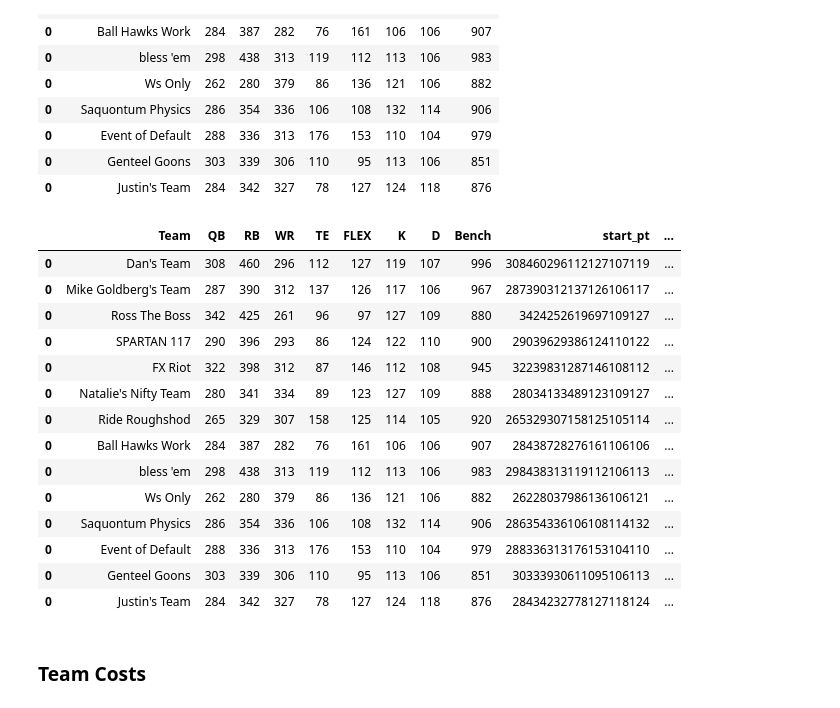
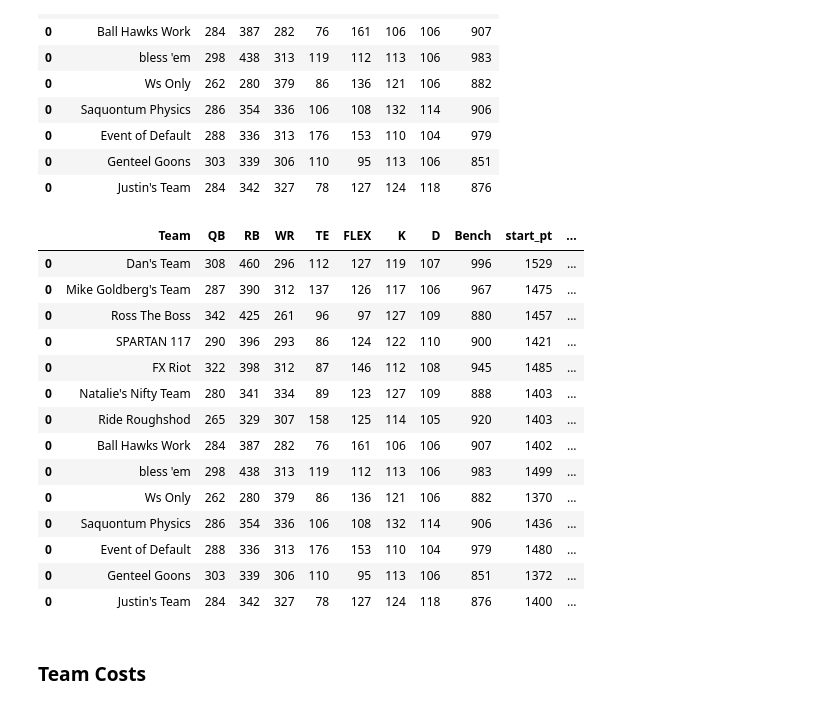
Before and after one commit to flint-hasset/Fantasy-Football, a Jupyter notebook: 2019 Draft Recap - Yahoo.ipynb, the cells around one changed output. Drawn from its saved outputs; the diff is of its cells as text; code cells hidden in the pictures.

```diff
--- a/2019 Draft Recap - Yahoo.ipynb
+++ b/2019 Draft Recap - Yahoo.ipynb
@@ -124,26 +124,32 @@ df_teams
 | 0 | Genteel Goons | 303 | 339 | 306 | 110 | 95 | 113 | 106 | 851 |
 | 0 | Justin's Team | 284 | 342 | 327 | 78 | 127 | 124 | 118 | 876 |
 # %%
+for pos in pos_list:
+    if pos == 'D/ST':
+        df_teams['D'] = df_teams['D'].astype(int)
+    else:
+        df_teams[pos] = df_teams[pos].astype(int)
+
 df_teams['start_pt'] = df_teams['QB']+df_teams['RB']+df_teams['WR']+df_teams['TE']+df_teams['FLEX']+df_teams['D']+df_teams['K']
 df_teams['starter_rank'] = df_teams['start_pt'].rank(method='max', ascending=False)
 df_teams['bench_rank'] = df_teams['Bench'].rank(method='max', ascending=False)
 df_teams
 # %% [output]
 |  | Team | QB | RB | WR | TE | FLEX | K | D | Bench | start_pt | ... |
-| 0 | Dan's Team | 308 | 460 | 296 | 112 | 127 | 119 | 107 | 996 | 308460296112127107119 | ... |
-| 0 | Mike Goldberg's Team | 287 | 390 | 312 | 137 | 126 | 117 | 106 | 967 | 287390312137126106117 | ... |
-| 0 | Ross The Boss | 342 | 425 | 261 | 96 | 97 | 127 | 109 | 880 | 3424252619697109127 | ... |
-| 0 | SPARTAN 117 | 290 | 396 | 293 | 86 | 124 | 122 | 110 | 900 | 29039629386124110122 | ... |
-| 0 | FX Riot | 322 | 398 | 312 | 87 | 146 | 112 | 108 | 945 | 32239831287146108112 | ... |
-| 0 | Natalie's Nifty Team | 280 | 341 | 334 | 89 | 123 | 127 | 109 | 888 | 28034133489123109127 | ... |
-| 0 | Ride Roughshod | 265 | 329 | 307 | 158 | 125 | 114 | 105 | 920 | 265329307158125105114 | ... |
-| 0 | Ball Hawks Work | 284 | 387 | 282 | 76 | 161 | 106 | 106 | 907 | 28438728276161106106 | ... |
-| 0 | bless 'em | 298 | 438 | 313 | 119 | 112 | 113 | 106 | 983 | 298438313119112106113 | ... |
-| 0 | Ws Only | 262 | 280 | 379 | 86 | 136 | 121 | 106 | 882 | 26228037986136106121 | ... |
-| 0 | Saquontum Physics | 286 | 354 | 336 | 106 | 108 | 132 | 114 | 906 | 286354336106108114132 | ... |
-| 0 | Event of Default | 288 | 336 | 313 | 176 | 153 | 110 | 104 | 979 | 288336313176153104110 | ... |
-| 0 | Genteel Goons | 303 | 339 | 306 | 110 | 95 | 113 | 106 | 851 | 30333930611095106113 | ... |
-| 0 | Justin's Team | 284 | 342 | 327 | 78 | 127 | 124 | 118 | 876 | 28434232778127118124 | ... |
+| 0 | Dan's Team | 308 | 460 | 296 | 112 | 127 | 119 | 107 | 996 | 1529 | ... |
+| 0 | Mike Goldberg's Team | 287 | 390 | 312 | 137 | 126 | 117 | 106 | 967 | 1475 | ... |
+| 0 | Ross The Boss | 342 | 425 | 261 | 96 | 97 | 127 | 109 | 880 | 1457 | ... |
+| 0 | SPARTAN 117 | 290 | 396 | 293 | 86 | 124 | 122 | 110 | 900 | 1421 | ... |
+| 0 | FX Riot | 322 | 398 | 312 | 87 | 146 | 112 | 108 | 945 | 1485 | ... |
+| 0 | Natalie's Nifty Team | 280 | 341 | 334 | 89 | 123 | 127 | 109 | 888 | 1403 | ... |
+| 0 | Ride Roughshod | 265 | 329 | 307 | 158 | 125 | 114 | 105 | 920 | 1403 | ... |
+| 0 | Ball Hawks Work | 284 | 387 | 282 | 76 | 161 | 106 | 106 | 907 | 1402 | ... |
+| 0 | bless 'em | 298 | 438 | 313 | 119 | 112 | 113 | 106 | 983 | 1499 | ... |
+| 0 | Ws Only | 262 | 280 | 379 | 86 | 136 | 121 | 106 | 882 | 1370 | ... |
+| 0 | Saquontum Physics | 286 | 354 | 336 | 106 | 108 | 132 | 114 | 906 | 1436 | ... |
+| 0 | Event of Default | 288 | 336 | 313 | 176 | 153 | 110 | 104 | 979 | 1480 | ... |
+| 0 | Genteel Goons | 303 | 339 | 306 | 110 | 95 | 113 | 106 | 851 | 1372 | ... |
+| 0 | Justin's Team | 284 | 342 | 327 | 78 | 127 | 124 | 118 | 876 | 1400 | ... |
 # %% [markdown]
 ### Team Costs
 # %%
```
